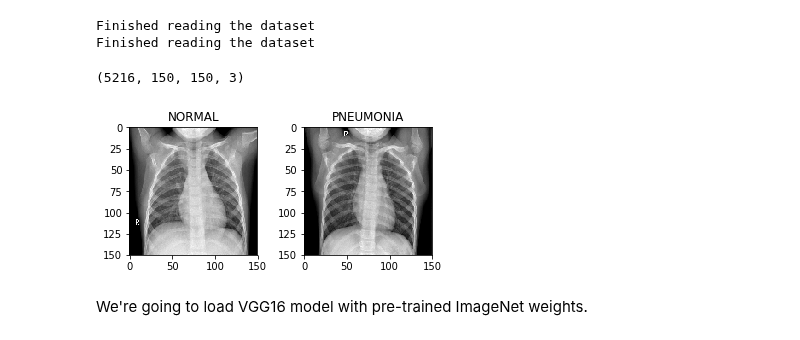
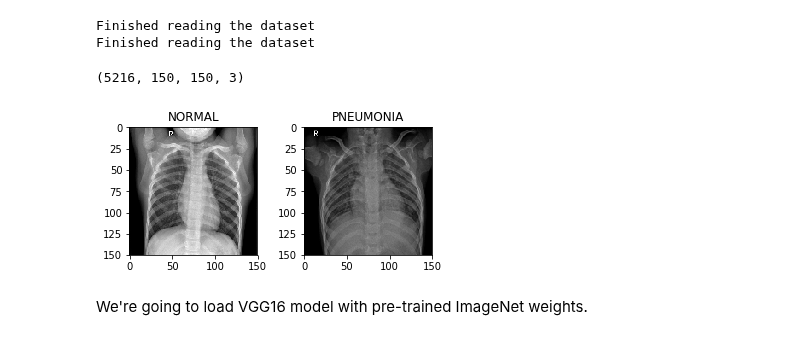
Before and after one commit to unit8co/amld-workshop-pneumonia, a Jupyter notebook: 3_pneumonia/p2_model.ipynb, the cells around one changed output. Drawn from its saved outputs; the diff is of its cells as text; code cells hidden in the pictures.

```diff
--- a/3_pneumonia/p2_model.ipynb
+++ b/3_pneumonia/p2_model.ipynb
@@ -24,18 +24,20 @@ Finished reading the dataset
 # %%
 print(x_train.shape)
 
 plt.figure(figsize=(5, 3))
 
+y_train_classes = np.argmax(y_train, axis = 1)
+
 plt.subplot(1,2,1).set_title('NORMAL')
-plt.imshow(x_train[np.argmax(y_train == 0)])
+plt.imshow(x_train[np.argmax(y_train_classes == 0)])
 
 plt.subplot(1,2,2).set_title('PNEUMONIA')
-plt.imshow(x_train[np.argmax(y_train == 1)])
+plt.imshow(x_train[np.argmax(y_train_classes == 1)])
 
 plt.tight_layout()
 # %% [output]
 (5216, 150, 150, 3)
-[figure, old version]
+[figure, new version]
 # %% [markdown]
 We're going to load VGG16 model with pre-trained ImageNet weights.
 # %% [markdown]
```
Also changed, not shown: parts of 25 cells of this notebook, 1 other file.
